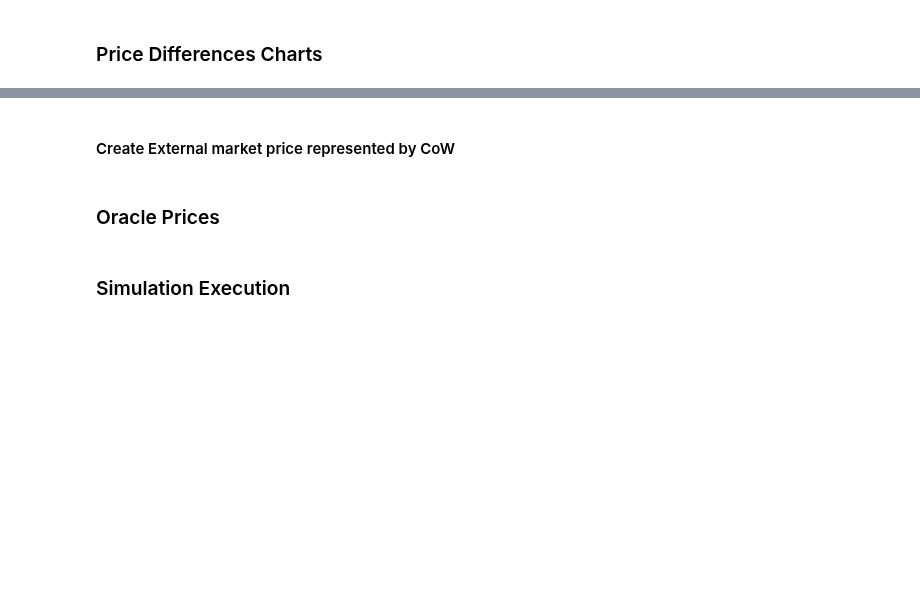
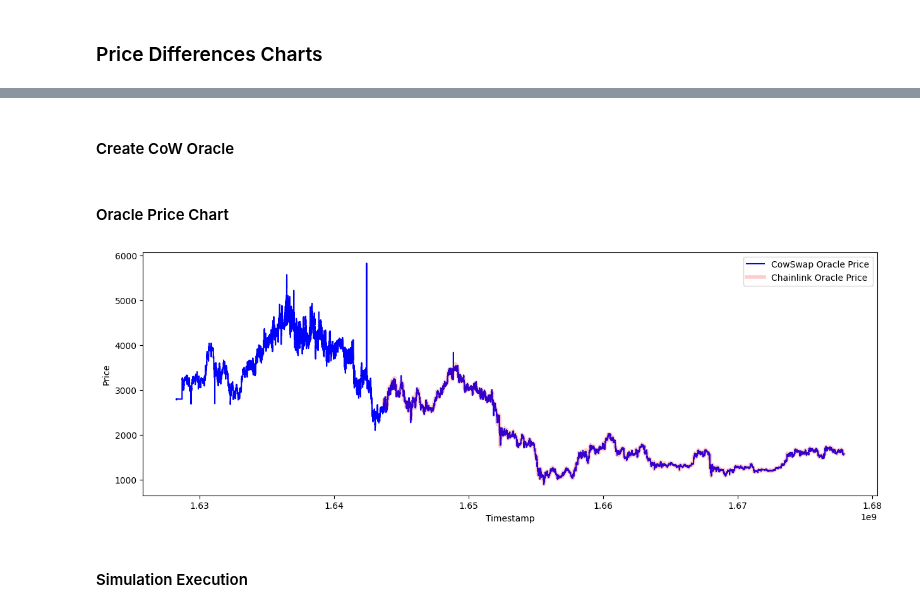
Before and after one commit to mohammed7s/Feedlot, a Jupyter notebook: quantitative_results/data_analysis.ipynb, the cells around one changed output, grey strips where cells are left out. Cells and saved outputs as stored; diff of their text form; code cells hidden in the pictures; blank space fills up the shorter version.

```diff
--- a/quantitative_results/data_analysis.ipynb
+++ b/quantitative_results/data_analysis.ipynb
@@ -429,7 +616,7 @@ price_s = price_s[price_s.index > first_non_null_price_row['trades_timestamp']]
 # merge duplicated index values in price_s. This is the 'external market oracle' for the CPMM
 price_s = price_s.groupby(level=0).first()
 # %% [markdown]
-#### Create External market price represented by CoW
+#### Create CoW Oracle
 # %%
 # drop NaN values in cow_price column from the earlier completed dataset.
 cow_oracle_df = reindexed_price_df[reindexed_price_df['cow_price'].notnull()]
@@ -437,21 +624,23 @@ cow_oracle_df = reindexed_price_df[reindexed_price_df['cow_price'].notnull()]
 # create an oracle dict which serves as a price oracle for OraclePool
 oracle_dict = [{"ts": row["timestamp"], "p": row["cow_price"]} for _, row in cow_oracle_df.iterrows()]
 # %% [markdown]
-### Oracle Prices
+#### Oracle Price Chart
 # %%
 # convert oracle_dict to a df
 oracle_df = pd.DataFrame(oracle_dict)
 # %%
-# plot oracle_df and price_s on same plot
+# plot oracle_df and price_s on same plot. UNOPTIMIZED chart rendering! Takes a few seconds.
 fig, ax = plt.subplots(figsize=(15, 5))
 ax.plot(oracle_df['ts'], oracle_df['p'], label='CowSwap Oracle Price', color='blue')
-ax.plot(price_s.index, price_s, label='Chainlink Oracle Price', color='red', alpha=0.2, linewidth=10)
+ax.plot(price_s.index, price_s, label='Chainlink Oracle Price', color='red', alpha=0.2, linewidth=4)
 ax.set_xlabel('Timestamp')
 ax.set_ylabel('Price')
 ax.legend()
 plt.show()
+# %% [output]
+[figure, added]
 # %% [markdown]
-### Simulation Execution
+#### Simulation Execution
 # %%
 # Create feedlot history objects, which store the data of the simulation.
 feedlot1 = AMMPoolHistory(token0_start, token1_start)
```
Also changed, not shown: parts of 45 cells of this notebook.
